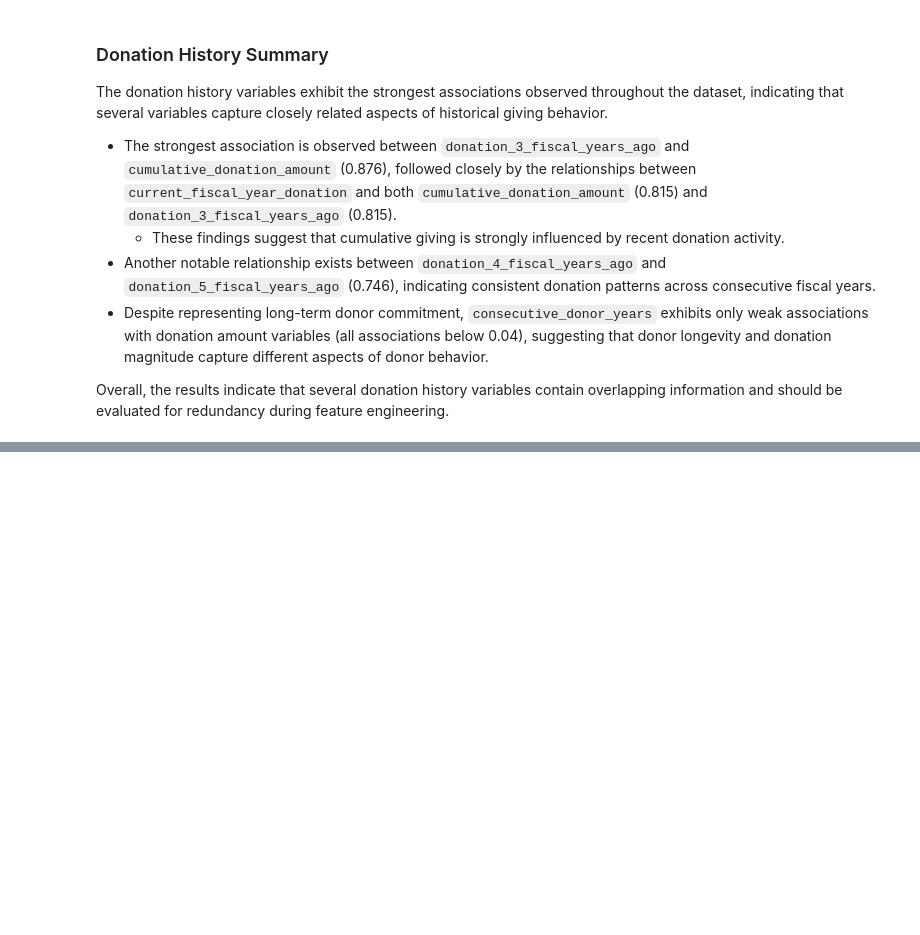
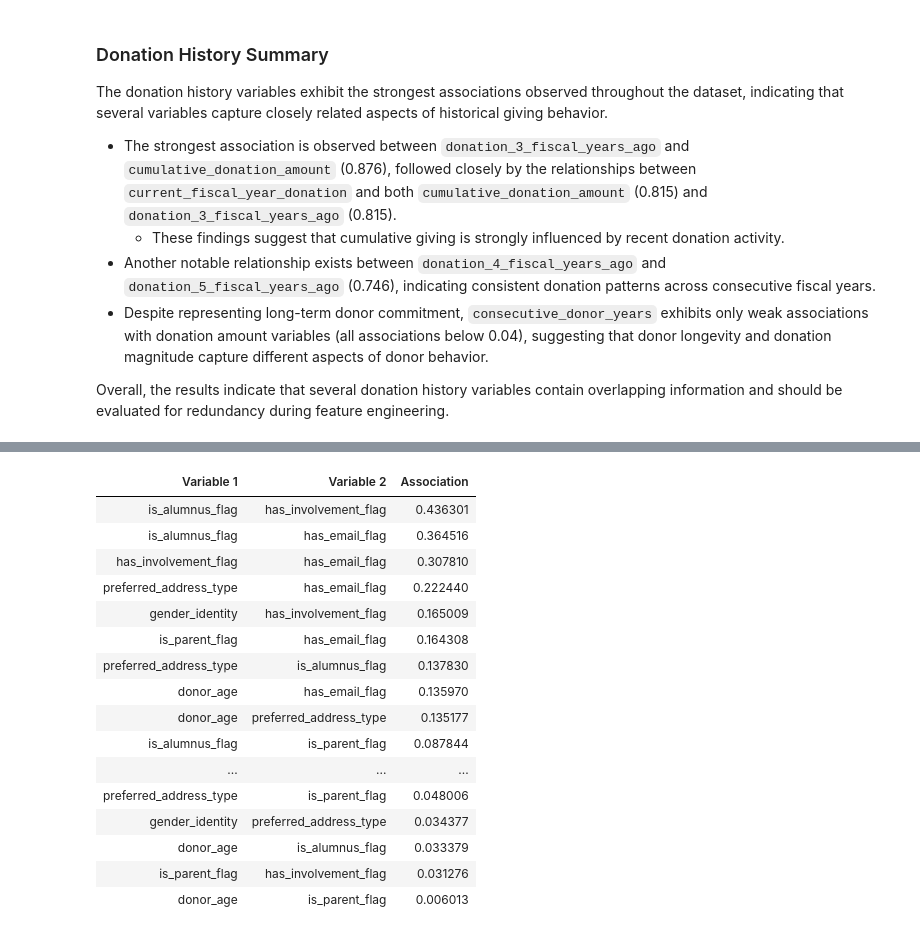
Before and after one commit to MDarkHead/red-cross-donor-prediction, a Jupyter notebook: notebooks/03_dython_analysis.ipynb, the cells around one changed output, grey strips where cells are left out. Cells and saved outputs as stored; diff of their text form; code cells hidden in the pictures; blank space fills up the shorter version.

```diff
--- a/notebooks/03_dython_analysis.ipynb
+++ b/notebooks/03_dython_analysis.ipynb
@@ -485,0 +532,41 @@ Overall, the results indicate that several donation history variables contain ov
+# %%
+# Rank strongest association for demographic engagement
+demographic_engagement_pairs = (
+    demographic_engagement_matrix.abs()
+    .where(
+        np.triu(
+            np.ones(demographic_engagement_matrix.shape),
+            k=1
+        ).astype(bool)
+    )
+    .stack()
+    .dropna()
+    .sort_values(ascending=False)
+    .reset_index()
+)
+
+demographic_engagement_pairs.columns = [
+    "Variable 1",
+    "Variable 2",
+    "Association"
+]
+
+demographic_engagement_pairs.style.hide(axis="index")
+# %% [output]
+| Variable 1 | Variable 2 | Association |
+| is_alumnus_flag | has_involvement_flag | 0.436301 |
+| is_alumnus_flag | has_email_flag | 0.364516 |
+| has_involvement_flag | has_email_flag | 0.307810 |
+| preferred_address_type | has_email_flag | 0.222440 |
+| gender_identity | has_involvement_flag | 0.165009 |
+| is_parent_flag | has_email_flag | 0.164308 |
+| preferred_address_type | is_alumnus_flag | 0.137830 |
+| donor_age | has_email_flag | 0.135970 |
+| donor_age | preferred_address_type | 0.135177 |
+| is_alumnus_flag | is_parent_flag | 0.087844 |
+| ... | ... | ... |
+| preferred_address_type | is_parent_flag | 0.048006 |
+| gender_identity | preferred_address_type | 0.034377 |
+| donor_age | is_alumnus_flag | 0.033379 |
+| is_parent_flag | has_involvement_flag | 0.031276 |
+| donor_age | is_parent_flag | 0.006013 |
```
Also changed, not shown: parts of 5 cells of this notebook.
